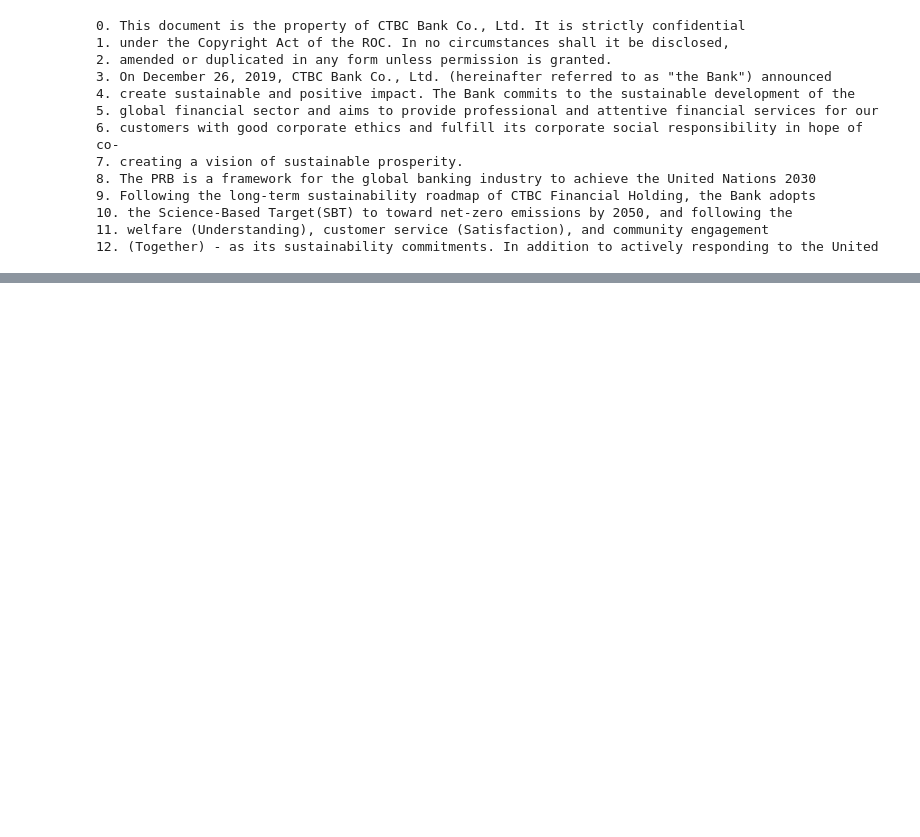
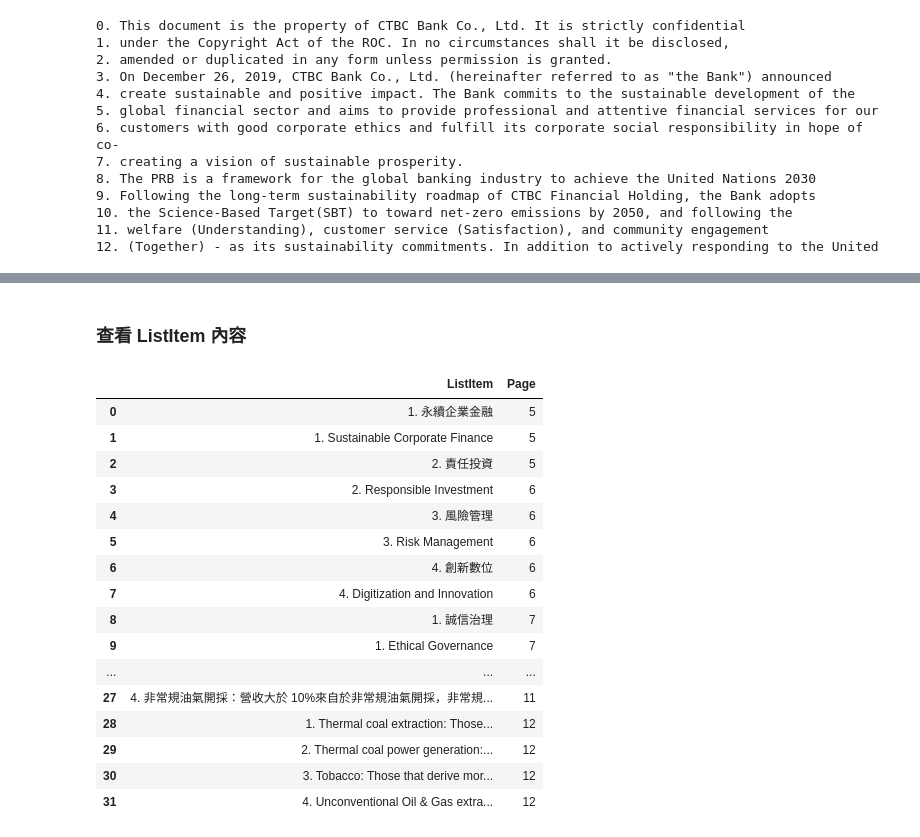
Before and after one commit to jane0520/Unstructured_PDF_to_Json, a Jupyter notebook: analyze_JSON.ipynb, the cells around one changed output, grey strips where cells are left out. Saved outputs shown, nothing was run; the diff lists cells and outputs as text; code cells hidden in the pictures; blank space fills up the shorter version.

```diff
--- a/analyze_JSON.ipynb
+++ b/analyze_JSON.ipynb
@@ -154,0 +190,13 @@ for x in range(0, 13):
+# %%
+import pandas as pd
+
+
+footer_df = pd.DataFrame(columns = ['Footer', 'Page'])
+
+texts = [item['text'] for item in data if item.get('type') == 'Footer']
+page_number = [item['metadata']['page_number'] for item in data if item.get('type') == 'Footer']
+
+for x in range(len(texts)):
+    footer_df = pd.concat([footer_df, pd.DataFrame({'Footer': [texts[x]], 'Page': [page_number[x]]})], ignore_index = True)
+
+footer_df
@@ -154,0 +218,33 @@ for x in range(0, 13):
+# %% [markdown]
+### 查看 ListItem 內容
+# %%
+import pandas as pd
+
+
+ListItem_df = pd.DataFrame(columns = ['ListItem', 'Page'])
+
+texts = [item['text'] for item in data if item.get('type') == 'ListItem']
+page_number = [item['metadata']['page_number'] for item in data if item.get('type') == 'ListItem']
+
+for x in range(len(texts)):
+    ListItem_df = pd.concat([ListItem_df, pd.DataFrame({'ListItem': [texts[x]], 'Page': [page_number[x]]})], ignore_index = True)
+
+ListItem_df
+# %% [output]
+|  | ListItem | Page |
+| 0 | 1. 永續企業金融 | 5 |
+| 1 | 1. Sustainable Corporate Finance | 5 |
+| 2 | 2. 責任投資 | 5 |
+| 3 | 2. Responsible Investment | 6 |
+| 4 | 3. 風險管理 | 6 |
+| 5 | 3. Risk Management | 6 |
+| 6 | 4. 創新數位 | 6 |
+| 7 | 4. Digitization and Innovation | 6 |
+| 8 | 1. 誠信治理 | 7 |
+| 9 | 1. Ethical Governance | 7 |
+| ... | ... | ... |
+| 27 | 4. 非常規油氣開採：營收大於 10%來自於非常規油氣開採，非常規... | 11 |
+| 28 | 1. Thermal coal extraction: Those... | 12 |
+| 29 | 2. Thermal coal power generation:... | 12 |
+| 30 | 3. Tobacco: Those that derive mor... | 12 |
+| 31 | 4. Unconventional Oil & Gas extra... | 12 |
```
Also changed, not shown: parts of 10 cells of this notebook.
